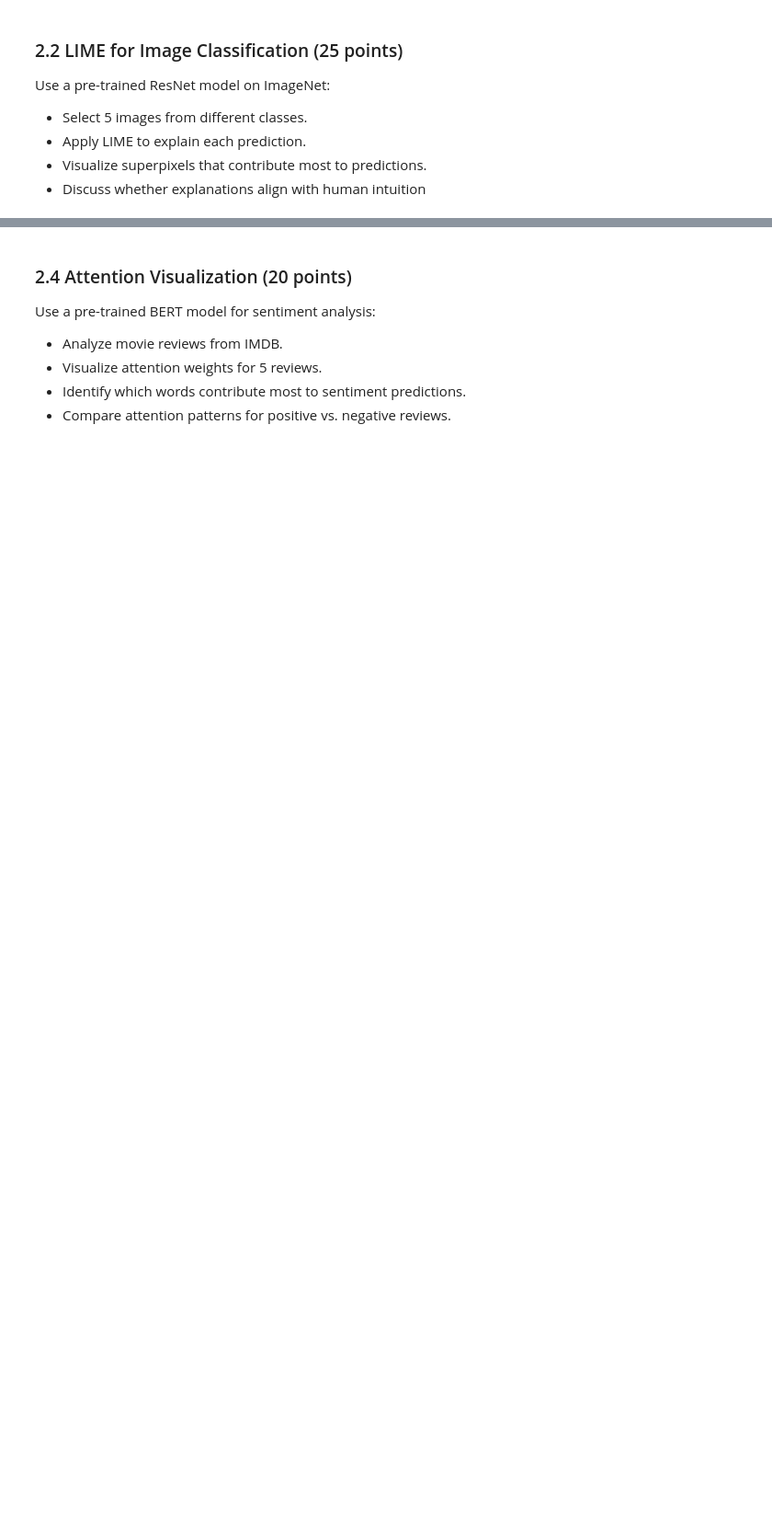
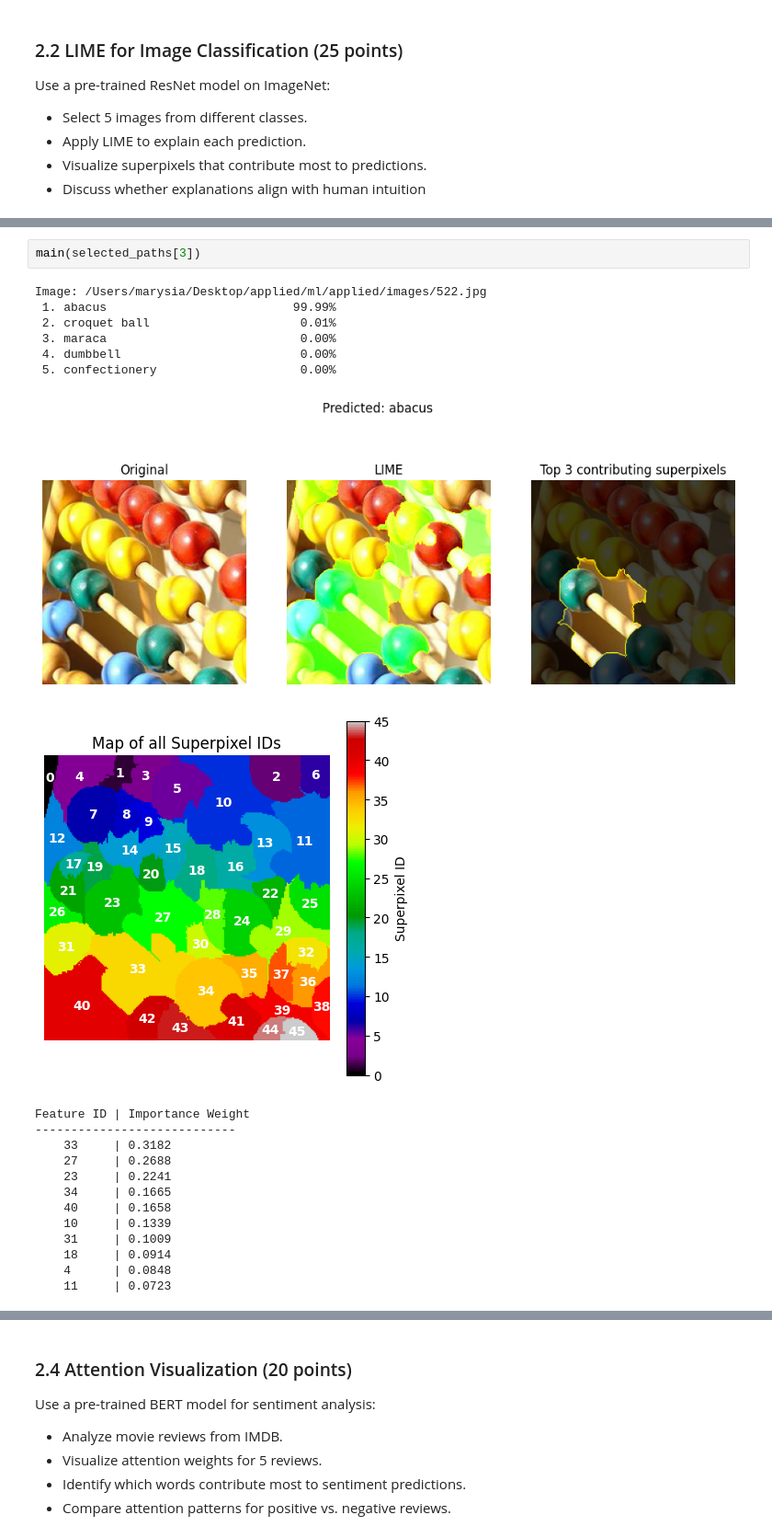
Before and after one commit to MariaNowacka/ml, a Jupyter notebook: applied/ml2.ipynb, the cells around one changed output, grey strips where cells are left out. Shown at 92% size. Saved outputs shown, nothing was run; the diff lists cells and outputs as text; blank space fills up the shorter version.

```diff
--- a/applied/ml2.ipynb
+++ b/applied/ml2.ipynb
@@ -280,0 +247,23 @@ Image: /Users/marysia/Desktop/applied/ml/applied/images/093.jpg
+# %%
+main(selected_paths[3])
+# %% [output]
+Image: /Users/marysia/Desktop/applied/ml/applied/images/522.jpg
+ 1. abacus                          99.99%
+ 2. croquet ball                     0.01%
+ 3. maraca                           0.00%
+ 4. dumbbell                         0.00%
+ 5. confectionery                    0.00%
+[figure, added]
+[figure, added]
+Feature ID | Importance Weight
+----------------------------
+    33     | 0.3182
+    27     | 0.2688
+    23     | 0.2241
+    34     | 0.1665
+    40     | 0.1658
+    10     | 0.1339
+    31     | 0.1009
+    18     | 0.0914
+    4      | 0.0848
+    11     | 0.0723
```
Also changed, not shown: parts of 19 cells of this notebook.
